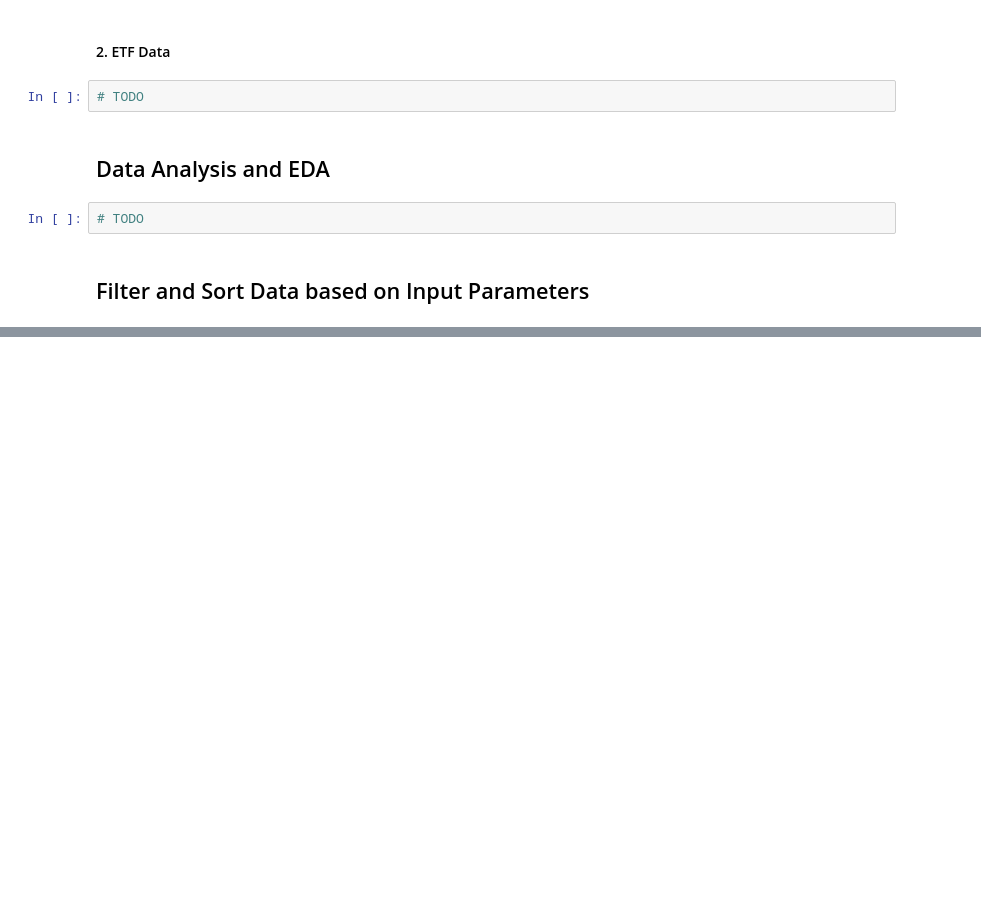
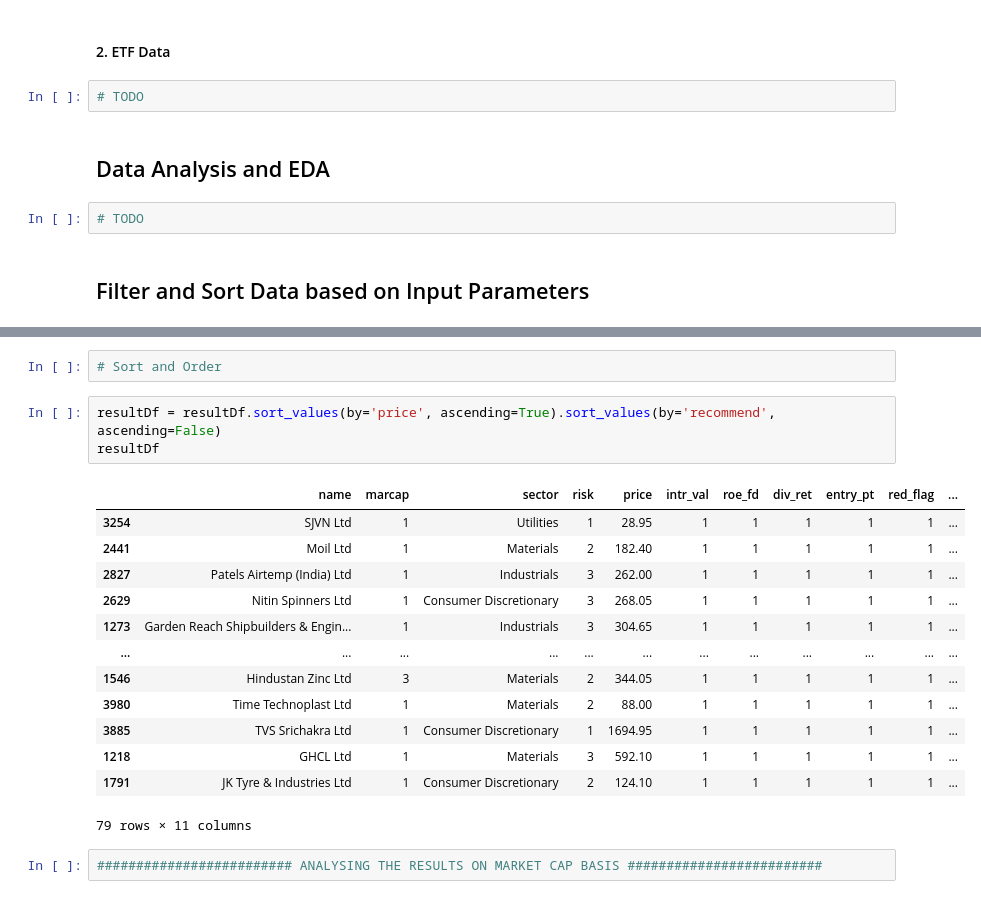
Before and after one commit to mratanusarkar/Web-Scraping-tickertapeIN, a Jupyter notebook: Notebooks/filter_and_sort_tickertapeIN_data.ipynb, the cells around one changed output, grey strips where cells are left out. Saved outputs shown, nothing was run; the diff lists cells and outputs as text; blank space fills up the shorter version.

```diff
--- a/Notebooks/filter_and_sort_tickertapeIN_data.ipynb
+++ b/Notebooks/filter_and_sort_tickertapeIN_data.ipynb
@@ -295,0 +375,21 @@ memory usage: 378.6+ KB
+# %%
+# Sort and Order
+# %%
+resultDf = resultDf.sort_values(by='price', ascending=True).sort_values(by='recommend', ascending=False)
+resultDf
+# %% [output]
+|  | name | marcap | sector | risk | price | intr_val | roe_fd | div_ret | entry_pt | red_flag | ... |
+| 3254 | SJVN Ltd | 1 | Utilities | 1 | 28.95 | 1 | 1 | 1 | 1 | 1 | ... |
+| 2441 | Moil Ltd | 1 | Materials | 2 | 182.40 | 1 | 1 | 1 | 1 | 1 | ... |
+| 2827 | Patels Airtemp (India) Ltd | 1 | Industrials | 3 | 262.00 | 1 | 1 | 1 | 1 | 1 | ... |
+| 2629 | Nitin Spinners Ltd | 1 | Consumer Discretionary | 3 | 268.05 | 1 | 1 | 1 | 1 | 1 | ... |
+| 1273 | Garden Reach Shipbuilders & Engin... | 1 | Industrials | 3 | 304.65 | 1 | 1 | 1 | 1 | 1 | ... |
+| ... | ... | ... | ... | ... | ... | ... | ... | ... | ... | ... | ... |
+| 1546 | Hindustan Zinc Ltd | 3 | Materials | 2 | 344.05 | 1 | 1 | 1 | 1 | 1 | ... |
+| 3980 | Time Technoplast Ltd | 1 | Materials | 2 | 88.00 | 1 | 1 | 1 | 1 | 1 | ... |
+| 3885 | TVS Srichakra Ltd | 1 | Consumer Discretionary | 1 | 1694.95 | 1 | 1 | 1 | 1 | 1 | ... |
+| 1218 | GHCL Ltd | 1 | Materials | 3 | 592.10 | 1 | 1 | 1 | 1 | 1 | ... |
+| 1791 | JK Tyre & Industries Ltd | 1 | Consumer Discretionary | 2 | 124.10 | 1 | 1 | 1 | 1 | 1 | ... |
+79 rows × 11 columns
+# %%
+######################### ANALYSING THE RESULTS ON MARKET CAP BASIS #########################
```
Also changed, not shown: parts of 13 cells of this notebook.
